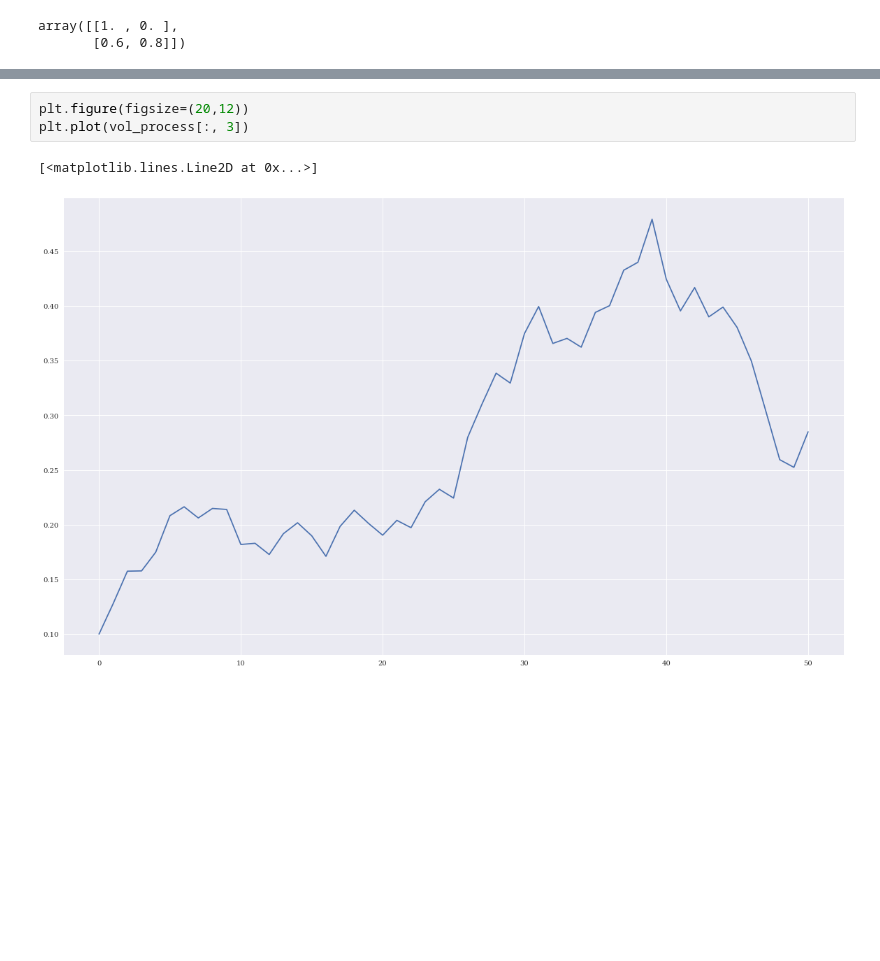
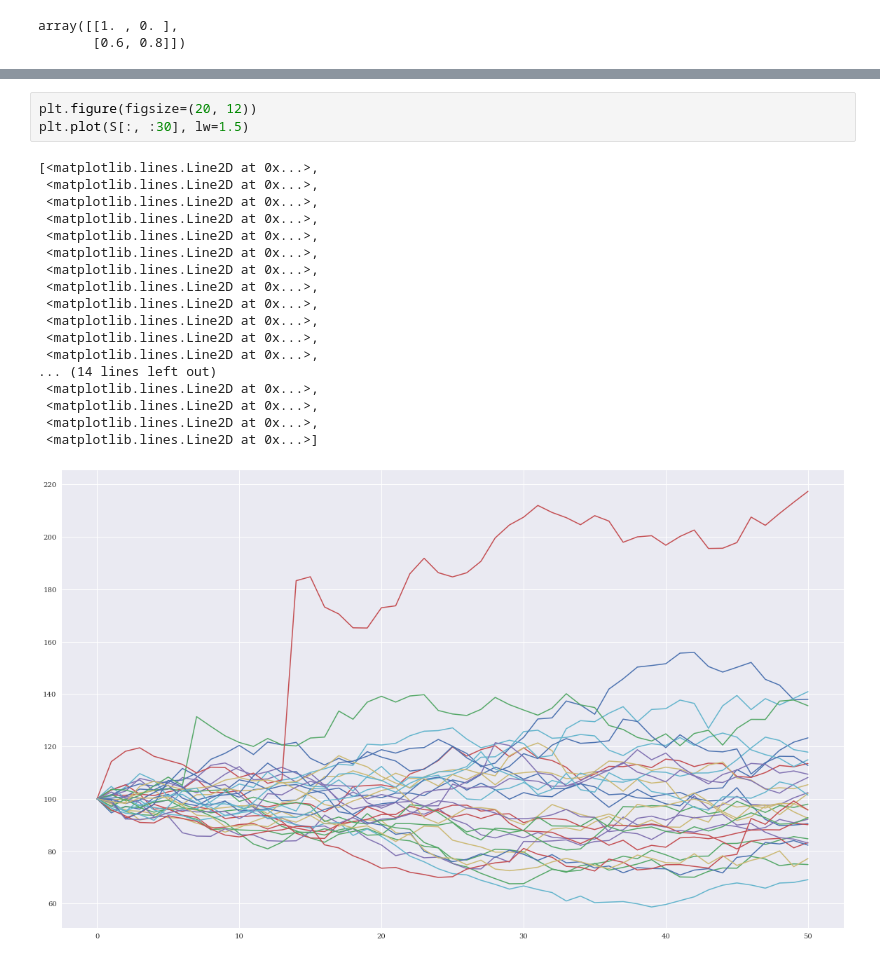
Before and after one commit to thomasmurphycodes/PythonForFinance, a Jupyter notebook: notebooks/Chapter 12 - Stochastics.ipynb, the cells around one changed output, grey strips where cells are left out. Cells and saved outputs as stored; diff of their text form; blank space fills up the shorter version.

```diff
--- a/notebooks/Chapter 12 - Stochastics.ipynb
+++ b/notebooks/Chapter 12 - Stochastics.ipynb
@@ -280,6 +346,22 @@ print(vol_process[:, 3])
 # %%
-plt.figure(figsize=(20,12))
-plt.plot(vol_process[:, 3])
+plt.figure(figsize=(20, 12))
+plt.plot(S[:, :30], lw=1.5)
 # %% [output]
-[<matplotlib.lines.Line2D at 0x...>]
+[<matplotlib.lines.Line2D at 0x...>,
+ <matplotlib.lines.Line2D at 0x...>,
+ <matplotlib.lines.Line2D at 0x...>,
+ <matplotlib.lines.Line2D at 0x...>,
+ <matplotlib.lines.Line2D at 0x...>,
+ <matplotlib.lines.Line2D at 0x...>,
+ <matplotlib.lines.Line2D at 0x...>,
+ <matplotlib.lines.Line2D at 0x...>,
+ <matplotlib.lines.Line2D at 0x...>,
+ <matplotlib.lines.Line2D at 0x...>,
+ <matplotlib.lines.Line2D at 0x...>,
+ <matplotlib.lines.Line2D at 0x...>,
+... (14 lines left out)
+ <matplotlib.lines.Line2D at 0x...>,
+ <matplotlib.lines.Line2D at 0x...>,
+ <matplotlib.lines.Line2D at 0x...>,
+ <matplotlib.lines.Line2D at 0x...>]
-[figure, old version]
+[figure, new version]
```
Also changed, not shown: parts of 21 cells of this notebook.
